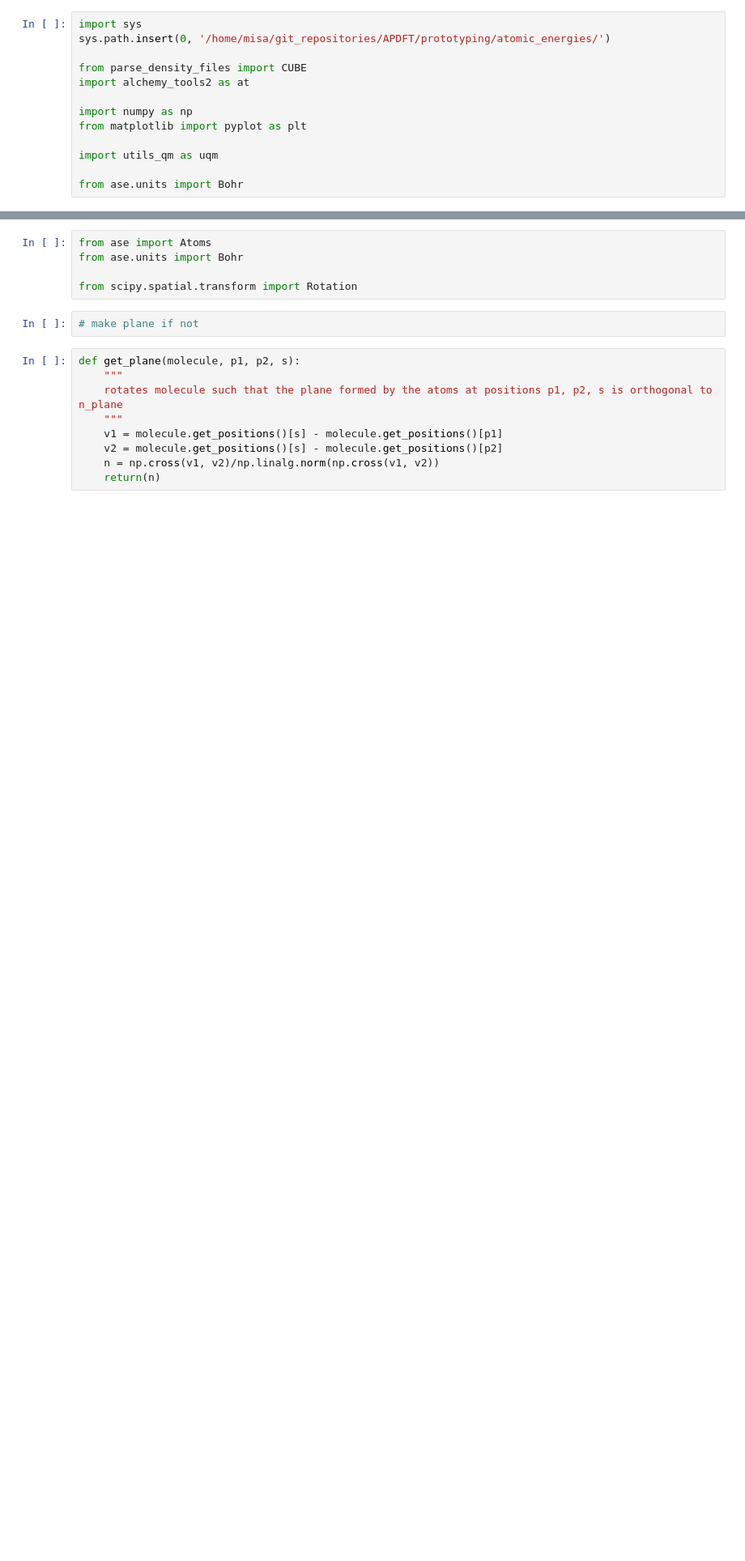
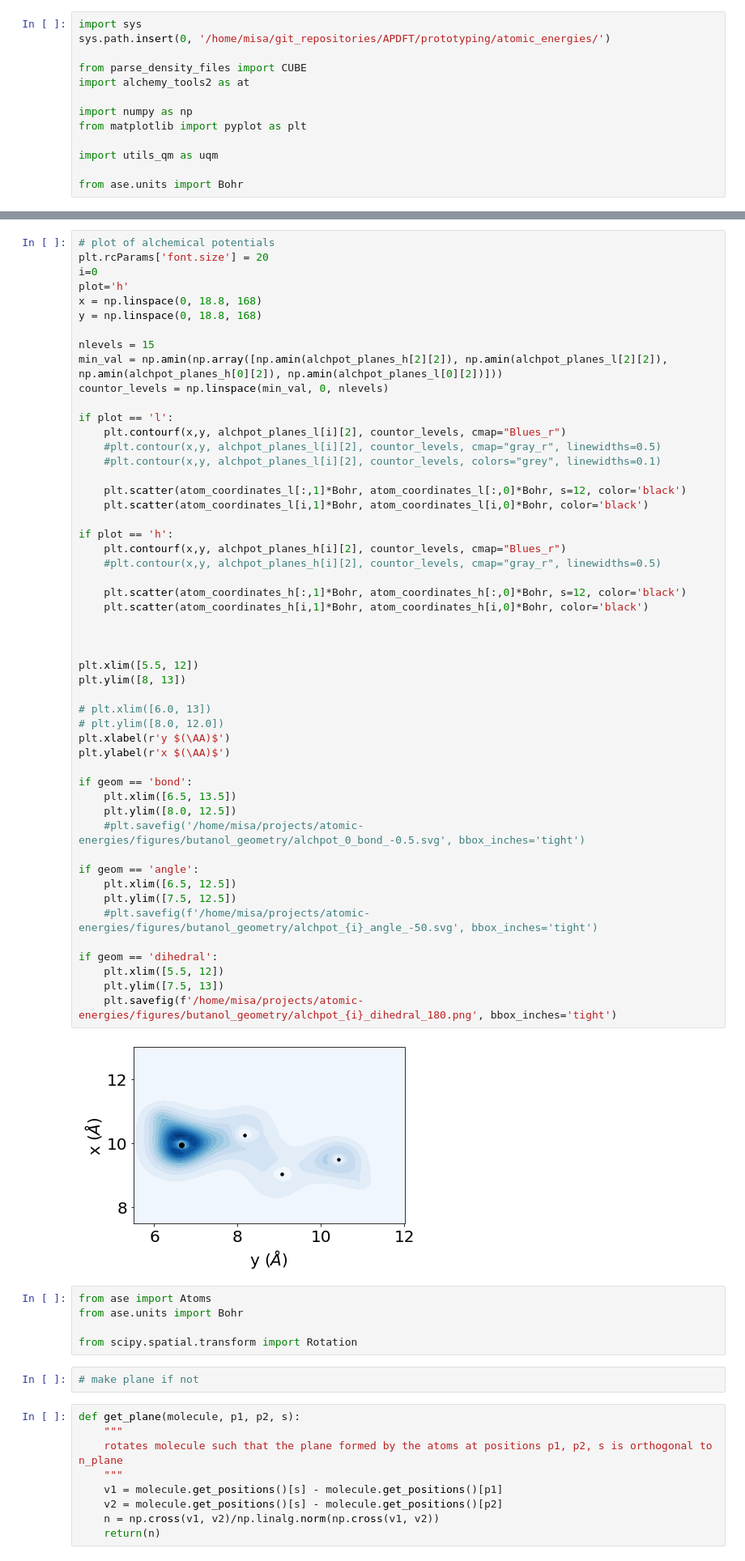
Before and after one commit to ferchault/APDFT, a Jupyter notebook: prototyping/atomic_energies/analysis/geometry/analyse_density.ipynb, the cells around one changed output, grey strips where cells are left out. Shown: that part at 81% size. Cells and saved outputs as stored; diff of their text form; blank space fills up the shorter version.

```diff
--- a/prototyping/atomic_energies/analysis/geometry/analyse_density.ipynb
+++ b/prototyping/atomic_energies/analysis/geometry/analyse_density.ipynb
@@ -118,3 +192,56 @@ plt.ylim([9.0, 12.0])
+# %%
+# plot of alchemical potentials
+plt.rcParams['font.size'] = 20
+i=0
+plot='h'
+x = np.linspace(0, 18.8, 168)
+y = np.linspace(0, 18.8, 168)
+
+nlevels = 15
+min_val = np.amin(np.array([np.amin(alchpot_planes_h[2][2]), np.amin(alchpot_planes_l[2][2]), np.amin(alchpot_planes_h[0][2]), np.amin(alchpot_planes_l[0][2])]))
+countor_levels = np.linspace(min_val, 0, nlevels)
+
+if plot == 'l':
+    plt.contourf(x,y, alchpot_planes_l[i][2], countor_levels, cmap="Blues_r")
+    #plt.contour(x,y, alchpot_planes_l[i][2], countor_levels, cmap="gray_r", linewidths=0.5)
+    #plt.contour(x,y, alchpot_planes_l[i][2], countor_levels, colors="grey", linewidths=0.1)
+
+    plt.scatter(atom_coordinates_l[:,1]*Bohr, atom_coordinates_l[:,0]*Bohr, s=12, color='black')
+    plt.scatter(atom_coordinates_l[i,1]*Bohr, atom_coordinates_l[i,0]*Bohr, color='black')
+
+if plot == 'h':
+    plt.contourf(x,y, alchpot_planes_h[i][2], countor_levels, cmap="Blues_r")
+    #plt.contour(x,y, alchpot_planes_h[i][2], countor_levels, cmap="gray_r", linewidths=0.5)
+
+    plt.scatter(atom_coordinates_h[:,1]*Bohr, atom_coordinates_h[:,0]*Bohr, s=12, color='black')
+    plt.scatter(atom_coordinates_h[i,1]*Bohr, atom_coordinates_h[i,0]*Bohr, color='black')
+
+
+
+plt.xlim([5.5, 12])
+plt.ylim([8, 13])
+
+# plt.xlim([6.0, 13])
+# plt.ylim([8.0, 12.0])
+plt.xlabel(r'y $(\AA)$')
+plt.ylabel(r'x $(\AA)$')
+
+if geom == 'bond':
+    plt.xlim([6.5, 13.5])
+    plt.ylim([8.0, 12.5])
+    #plt.savefig('/home/misa/projects/atomic-energies/figures/butanol_geometry/alchpot_0_bond_-0.5.svg', bbox_inches='tight')
+
+if geom == 'angle':
+    plt.xlim([6.5, 12.5])
+    plt.ylim([7.5, 12.5])
+    #plt.savefig(f'/home/misa/projects/atomic-energies/figures/butanol_geometry/alchpot_{i}_angle_-50.svg', bbox_inches='tight')
+
+if geom == 'dihedral':
+    plt.xlim([5.5, 12])
+    plt.ylim([7.5, 13])
+    plt.savefig(f'/home/misa/projects/atomic-energies/figures/butanol_geometry/alchpot_{i}_dihedral_180.png', bbox_inches='tight')
+# %% [output]
+[figure, added]
 # %%
 from ase import Atoms
 from ase.units import Bohr
```
Also changed, not shown: parts of 10 cells of this notebook, 5 other files.
